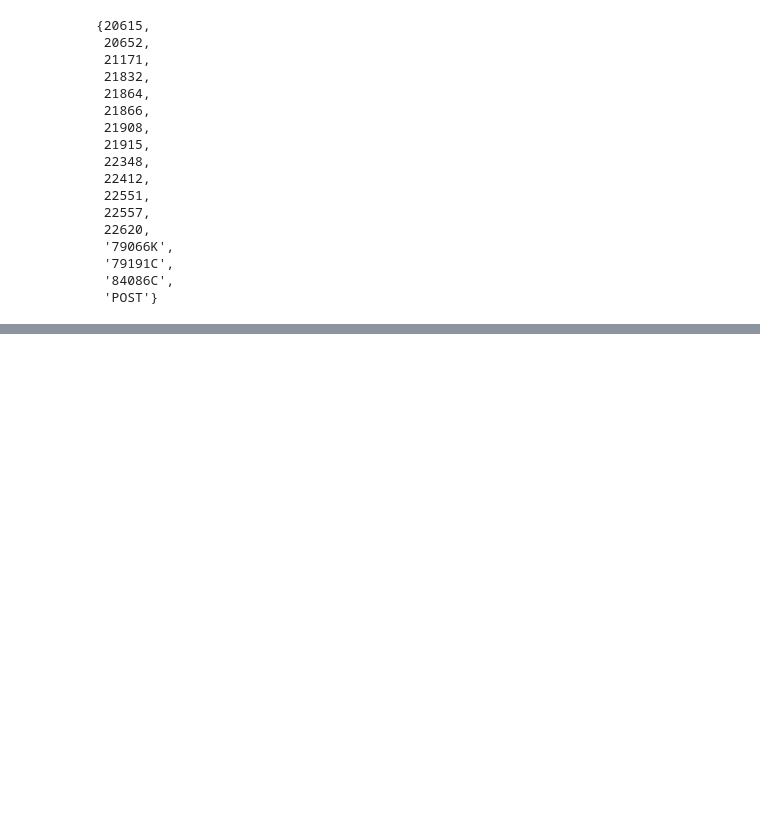
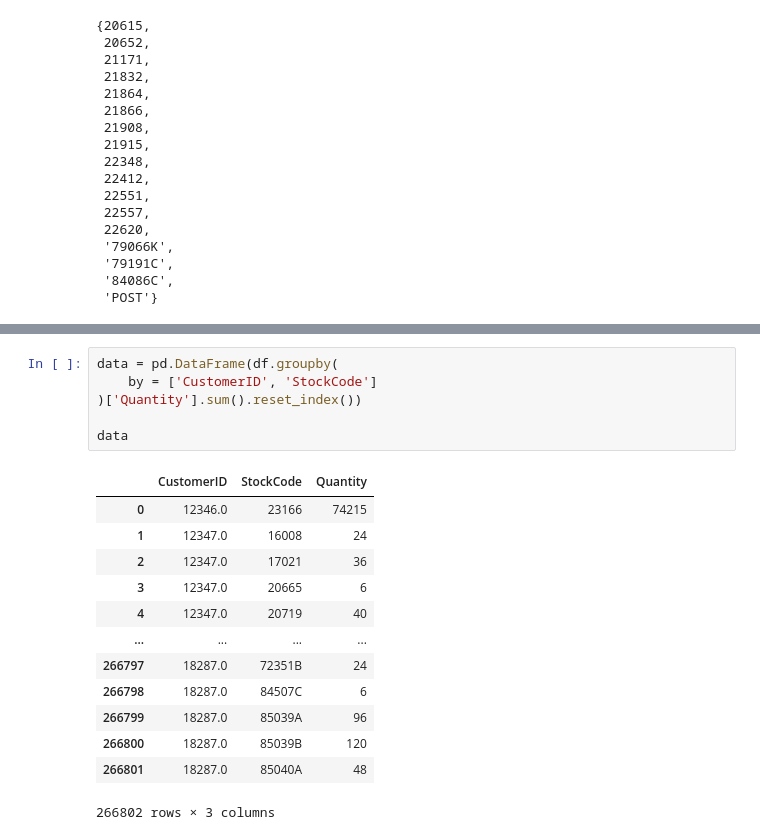
Before and after one commit to positivejmk/2021-2-practice, a Jupyter notebook: week9_practice.ipynb, the cells around one changed output, grey strips where cells are left out. Drawn from its saved outputs; the diff is of its cells as text; blank space fills up the shorter version.

```diff
--- a/week9_practice.ipynb
+++ b/week9_practice.ipynb
@@ -284,0 +464,20 @@ items_bought_by_A
+# %%
+data = pd.DataFrame(df.groupby(
+    by = ['CustomerID', 'StockCode']
+)['Quantity'].sum().reset_index())
+
+data
+# %% [output]
+|  | CustomerID | StockCode | Quantity |
+| 0 | 12346.0 | 23166 | 74215 |
+| 1 | 12347.0 | 16008 | 24 |
+| 2 | 12347.0 | 17021 | 36 |
+| 3 | 12347.0 | 20665 | 6 |
+| 4 | 12347.0 | 20719 | 40 |
+| ... | ... | ... | ... |
+| 266797 | 18287.0 | 72351B | 24 |
+| 266798 | 18287.0 | 84507C | 6 |
+| 266799 | 18287.0 | 85039A | 96 |
+| 266800 | 18287.0 | 85039B | 120 |
+| 266801 | 18287.0 | 85040A | 48 |
+266802 rows × 3 columns
```
Also changed, not shown: parts of 33 cells of this notebook.
